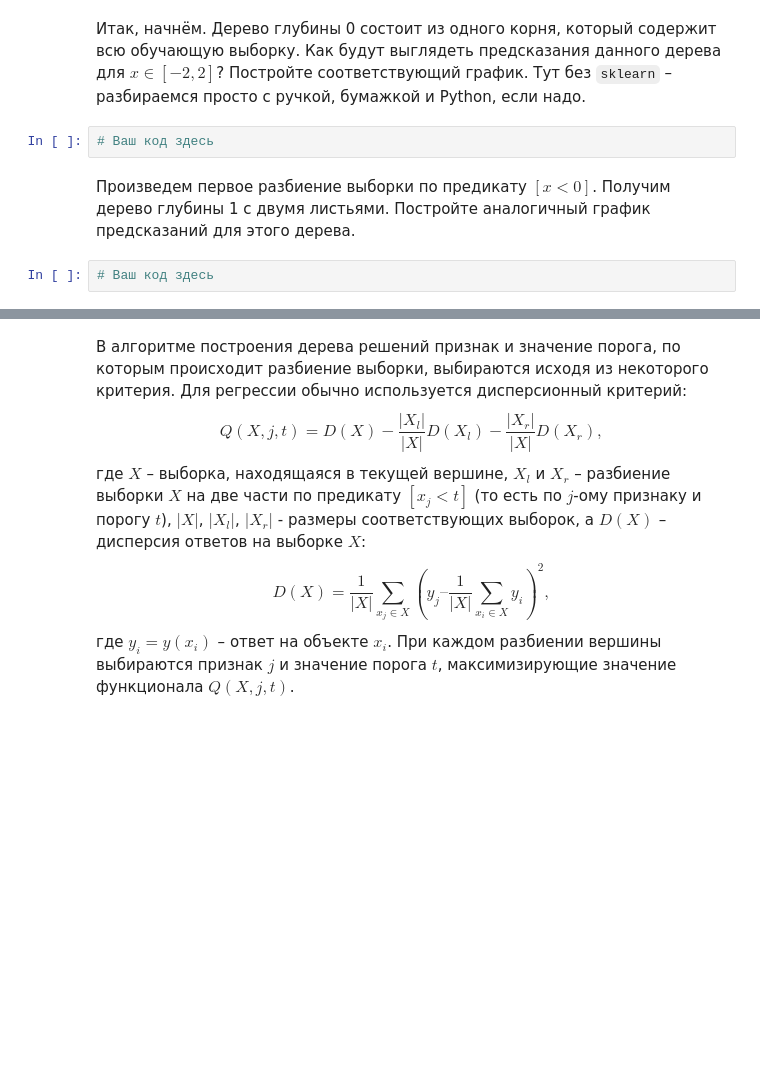
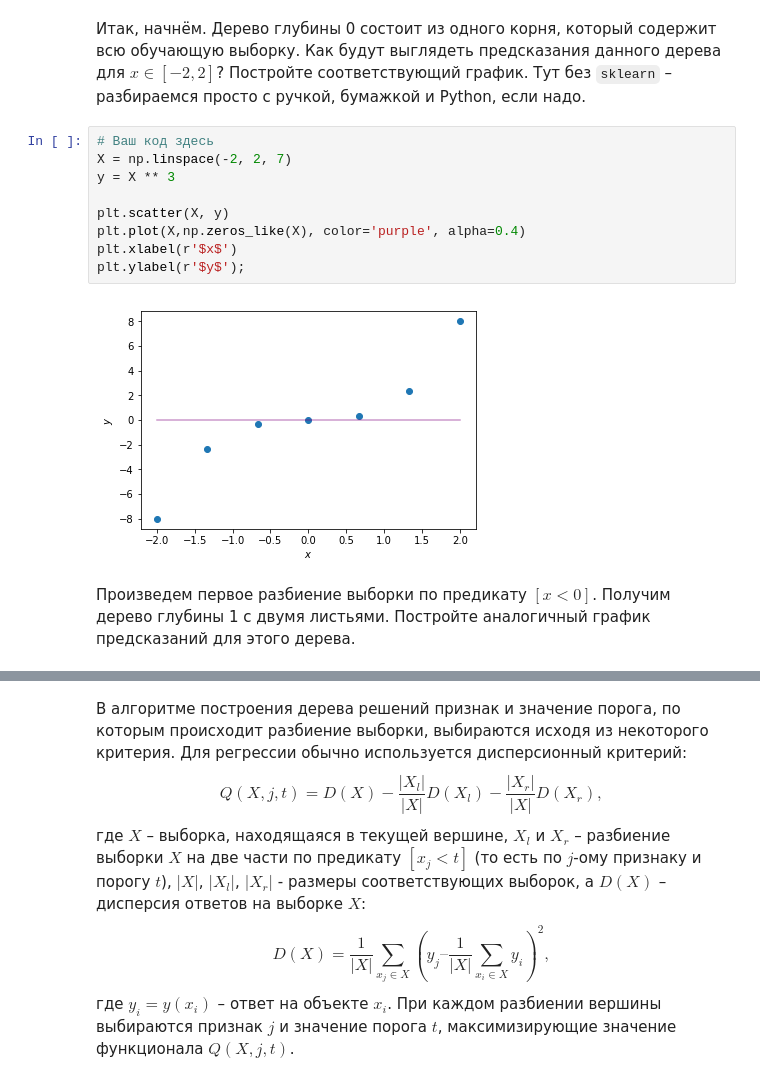
Before and after one commit to Abiks/mlcourse_open, a Jupyter notebook: jupyter_russian/homeworks/hw3_session3_decision_trees.ipynb, the cells around one changed output, grey strips where cells are left out. Cells and saved outputs as stored; diff of their text form; blank space fills up the shorter version.

```diff
--- a/jupyter_russian/homeworks/hw3_session3_decision_trees.ipynb
+++ b/jupyter_russian/homeworks/hw3_session3_decision_trees.ipynb
@@ -38,9 +34,16 @@ plt.ylabel(r'$y$');
 Проделаем несколько шагов в построении дерева решений. Исходя из соображений симметрии, выберем пороги для разбиения равными соответственно 0, 1.5 и -1.5. Напомним, что в случае задачи восстановления регрессии листовая вершина выдает среднее значение ответа по всем объектам обучающей выборки, попавшим в эту вершину.
 # %% [markdown]
 Итак, начнём. Дерево глубины 0 состоит из одного корня, который содержит всю обучающую выборку. Как будут выглядеть предсказания данного дерева для $x \in [-2, 2]$? Постройте соответствующий график. Тут без `sklearn` – разбираемся просто с ручкой, бумажкой и Python, если надо.
-# %%
-# Ваш код здесь
+# %%
+# Ваш код здесь
+X = np.linspace(-2, 2, 7)
+y = X ** 3
+
+plt.scatter(X, y)
+plt.plot(X,np.zeros_like(X), color='purple', alpha=0.4)
+plt.xlabel(r'$x$')
+plt.ylabel(r'$y$');
+# %% [output]
+[figure, added]
 # %% [markdown]
 Произведем первое разбиение выборки по предикату $[x < 0]$. Получим дерево глубины 1 с двумя листьями. Постройте аналогичный график предсказаний для этого дерева.
-# %%
-# Ваш код здесь
```
Also changed, not shown: parts of 38 cells of this notebook, 2 other files.
